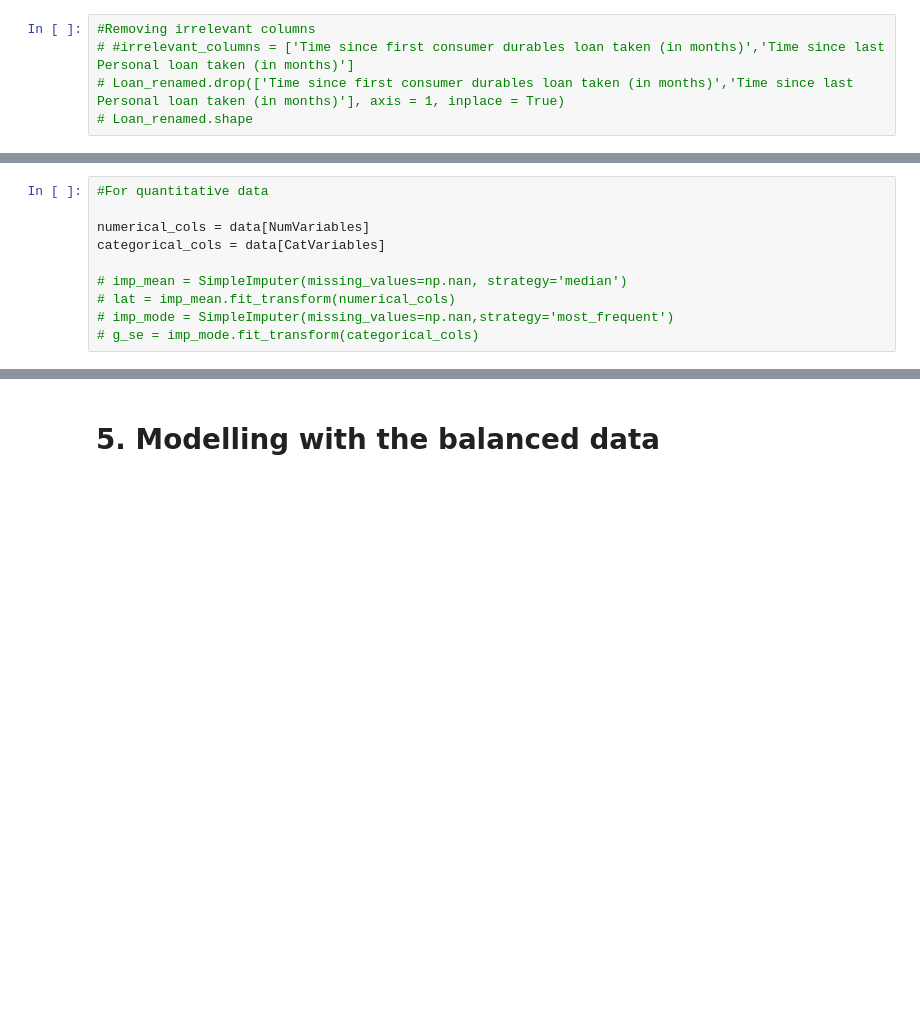
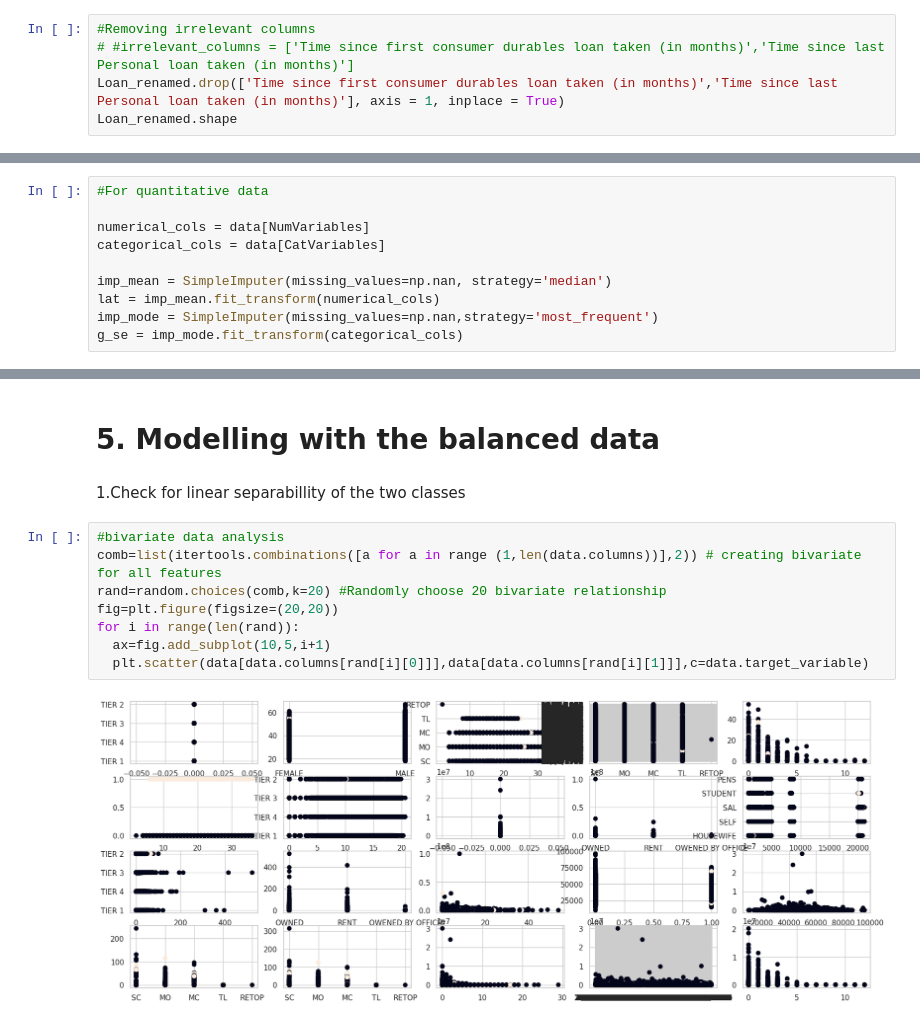
Before and after one commit to Karlajack/MachineLearning1, a Jupyter notebook: Credit_Risk_Modelling.ipynb, the cells around one changed output, grey strips where cells are left out. Cells and saved outputs as stored; diff of their text form; blank space fills up the shorter version.

```diff
--- a/Credit_Risk_Modelling.ipynb
+++ b/Credit_Risk_Modelling.ipynb
@@ -116,5 +123,5 @@ As illustrated there are quite a number of features with missing values, we will
 # %%
 #Removing irrelevant columns
 # #irrelevant_columns = ['Time since first consumer durables loan taken (in months)','Time since last Personal loan taken (in months)']
-# Loan_renamed.drop(['Time since first consumer durables loan taken (in months)','Time since last Personal loan taken (in months)'], axis = 1, inplace = True)
-# Loan_renamed.shape
+Loan_renamed.drop(['Time since first consumer durables loan taken (in months)','Time since last Personal loan taken (in months)'], axis = 1, inplace = True)
+Loan_renamed.shape
@@ -223,10 +241,10 @@ Let's first create binary features for missing values and then prepare the data
 numerical_cols = data[NumVariables]
 categorical_cols = data[CatVariables]
 
-# imp_mean = SimpleImputer(missing_values=np.nan, strategy='median')
-# lat = imp_mean.fit_transform(numerical_cols)
-# imp_mode = SimpleImputer(missing_values=np.nan,strategy='most_frequent')
-# g_se = imp_mode.fit_transform(categorical_cols)
+imp_mean = SimpleImputer(missing_values=np.nan, strategy='median')
+lat = imp_mean.fit_transform(numerical_cols)
+imp_mode = SimpleImputer(missing_values=np.nan,strategy='most_frequent')
+g_se = imp_mode.fit_transform(categorical_cols)
 # %%
 data[CatVariables]=g_se
 data[NumVariables]=lat
@@ -292,3 +322,15 @@ The following forms our basis for rank ordering
 700> Big loans
 # %% [markdown]
 # 5. Modelling with the balanced data
+# %% [markdown]
+ 1.Check for linear separabillity of the two classes
+# %%
+#bivariate data analysis
+comb=list(itertools.combinations([a for a in range (1,len(data.columns))],2)) # creating bivariate for all features
+rand=random.choices(comb,k=20) #Randomly choose 20 bivariate relationship
+fig=plt.figure(figsize=(20,20))
+for i in range(len(rand)):
+  ax=fig.add_subplot(10,5,i+1)
+  plt.scatter(data[data.columns[rand[i][0]]],data[data.columns[rand[i][1]]],c=data.target_variable)
+# %% [output]
+[figure, added]
```
Also changed, not shown: parts of 18 cells of this notebook.
